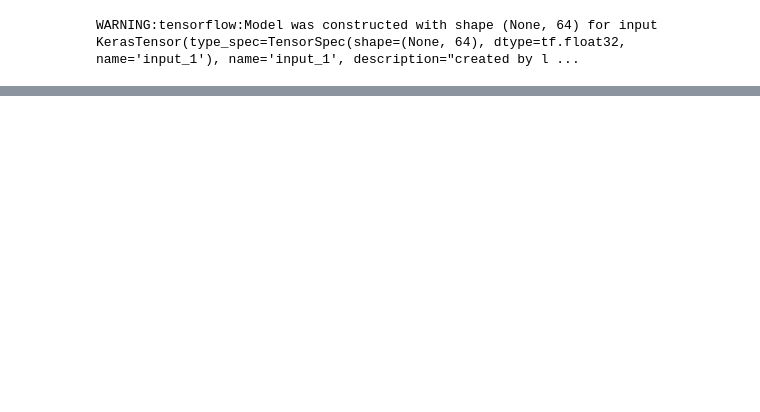
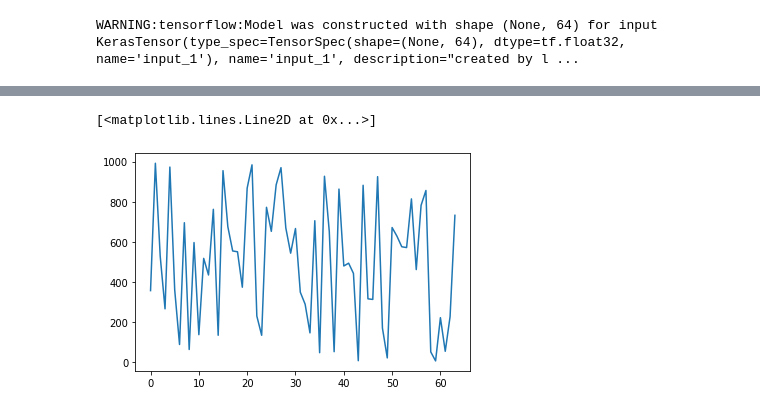
Before and after one commit to djsabelo/BiosignalsDeepLearningWorkshop, a Jupyter notebook: BiosignalSynthesis.ipynb, the cells around one changed output, grey strips where cells are left out. Saved outputs shown, nothing was run; the diff lists cells and outputs as text; code cells hidden in the pictures; blank space fills up the shorter version.

```diff
--- a/BiosignalSynthesis.ipynb
+++ b/BiosignalSynthesis.ipynb
@@ -407,0 +504,6 @@ for i, prediction in enumerate(predict_callback.predicts[0:-1:10]):
+# %%
+synthesized_signal = np.random.randint(0, quantization, (1, window_size))
+plt.plot(synthesized_signal.T)
+# %% [output]
+[<matplotlib.lines.Line2D at 0x...>]
+[figure, added]
```
Also changed, not shown: parts of 33 cells of this notebook.
